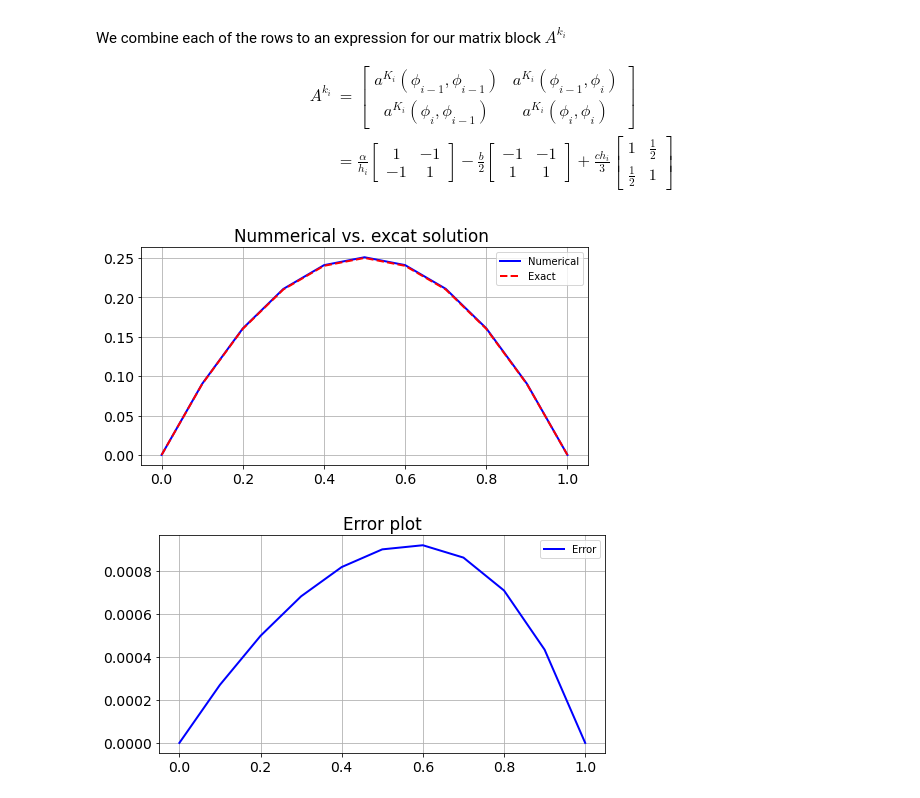
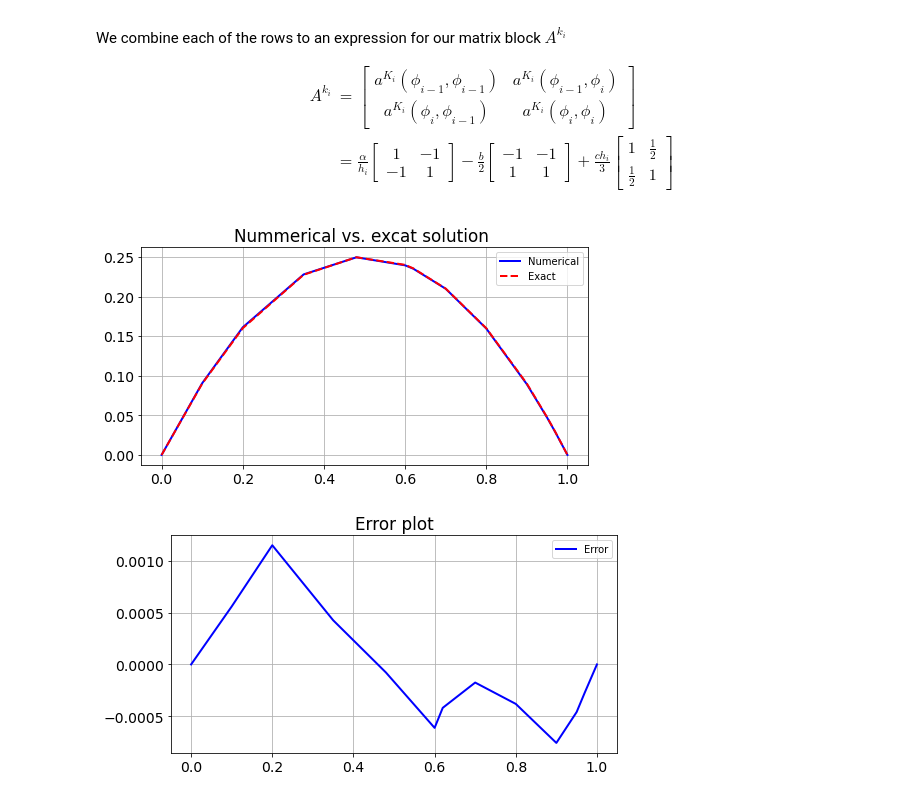
Before and after one commit to augustskog/NumDiff---Project-2, a Jupyter notebook: Project 2.ipynb, the cells around one changed output. Cells and saved outputs as stored; diff of their text form; code cells hidden in the pictures.

```diff
--- a/Project 2.ipynb
+++ b/Project 2.ipynb
@@ -126,11 +126,10 @@ def f_func_1(x,a,b,c):
 def loc2glob(k,alpha):
     return k+alpha          # Numbering k from 0
 # %%
-def Assembley_algorithme(c_1, c_2, c_3, A_1, A_2, A_3, f_1, M_i, H_i, func):
+def Assembley_algorithme(c_1, c_2, c_3, A_1, A_2, A_3, f_1, M_i, H_i,x_grid, func):
     A = np.zeros((M_i,M_i))
     f_vec = np.zeros((M_i))
 
-    x_grid=np.linspace(0,1,M_i)
     f_values = func(x_grid,c_1,c_2,c_3)
 
     for k in range(0,(M_i-1)):
@@ -138,22 +137,23 @@ def Assembley_algorithme(c_1, c_2, c_3, A_1, A_2, A_3, f_1, M_i, H_i, func):
             i=loc2glob(k,alpha)
             for beta in range(2):
                 j = loc2glob(k,beta)
-                A[i,j] += (c_1/H_i[k])*A_1[alpha,beta] + (c_2/2)*A_2[alpha,beta] + (c_3*H_i[k]/3)*A_3[alpha,beta]
-            f_vec[i] += H_i[k]*f_1[alpha]*f_values[i]
+                A[i,j] += c_1*A_1[alpha,beta]/H_i[k] + (c_2/2)*A_2[alpha,beta] + (c_3*H_i[k]/3)*A_3[alpha,beta]
+            f_vec[i] += H_i[k]*f_values[i]*f_1[alpha]
+
     return A[1:-1,1:-1], f_vec[1:-1]
 # %%
 def solver_a(a, b, c, x_grid, rhs_f):
     M = len(x_grid)
     T = np.transpose(np.array([x_grid[:-1],x_grid[1:]]))
-    H=x_grid[1:]-x_grid[:-1]
+    H=np.diff(x_grid)
     H_size = len(H)
 
     A_1 = np.array([[1,-1],[-1,1]])
     A_2 = np.array([[-1,1],[-1,1]])
     A_3 = np.array([[1,1/2],[1/2,1]])
 
-    f_1 = np.array([0.5,0.5])                                               #Trapizodial methode
-    A,f= Assembley_algorithme(a,b,c,A_1,A_2,A_3,f_1,M,H, rhs_f)             #Asembly of stifness matrix and load vector
+    f_1 = np.array([0.5,0.5])                                                      #Trapizodial methode
+    A,f= Assembley_algorithme(a,b,c,A_1,A_2,A_3,f_1,M,H,x_grid, rhs_f)             #Asembly of stifness matrix and load vector
 
     U=np.zeros(M)
     U[0]=0
@@ -164,25 +164,31 @@ def solver_a(a, b, c, x_grid, rhs_f):
 
     return U
 # %%
-M=11
-x_grid_test = np.array([0, 0.1, 0.3, 0.6, 0.8, 0.9, 0.95, 0.97, 1])
-x_grid = np.linspace(0,1,M)
+np.random.seed(0)
 
-U = solver_a(1, 2, 3, x_grid, f_func_1)
+
+a=1
+b=2
+c=3
+M=101
+#x_grid = np.linspace(0,1,M)
+x_grid = np.array([0, 0.1, 0.2,0.35,0.48,0.6,0.62, 0.7, 0.8, 0.9, 0.95, 0.97, 1])
+
+U = solver_a(a, b, c, x_grid, f_func_1)
 solution = analytic_func_1(x_grid)
 
 plt.figure()
 plt.title("Nummerical vs. excat solution ")
 plt.plot(x_grid,U,'b', label= "Numerical")
 plt.plot(x_grid, solution, "r--", label= "Exact")
 plt.legend(fontsize="10", loc="upper right")
 plt.show()
 
 plt.figure()
 plt.title("Error plot")
 plt.plot(x_grid,U-solution,'b', label= "Error")
 plt.legend(fontsize="10", loc="upper right")
 plt.show()
 # %% [output]
 [figure]
-[figure, old version]
+[figure, new version]
```
Also changed, not shown: parts of 6 cells of this notebook.
